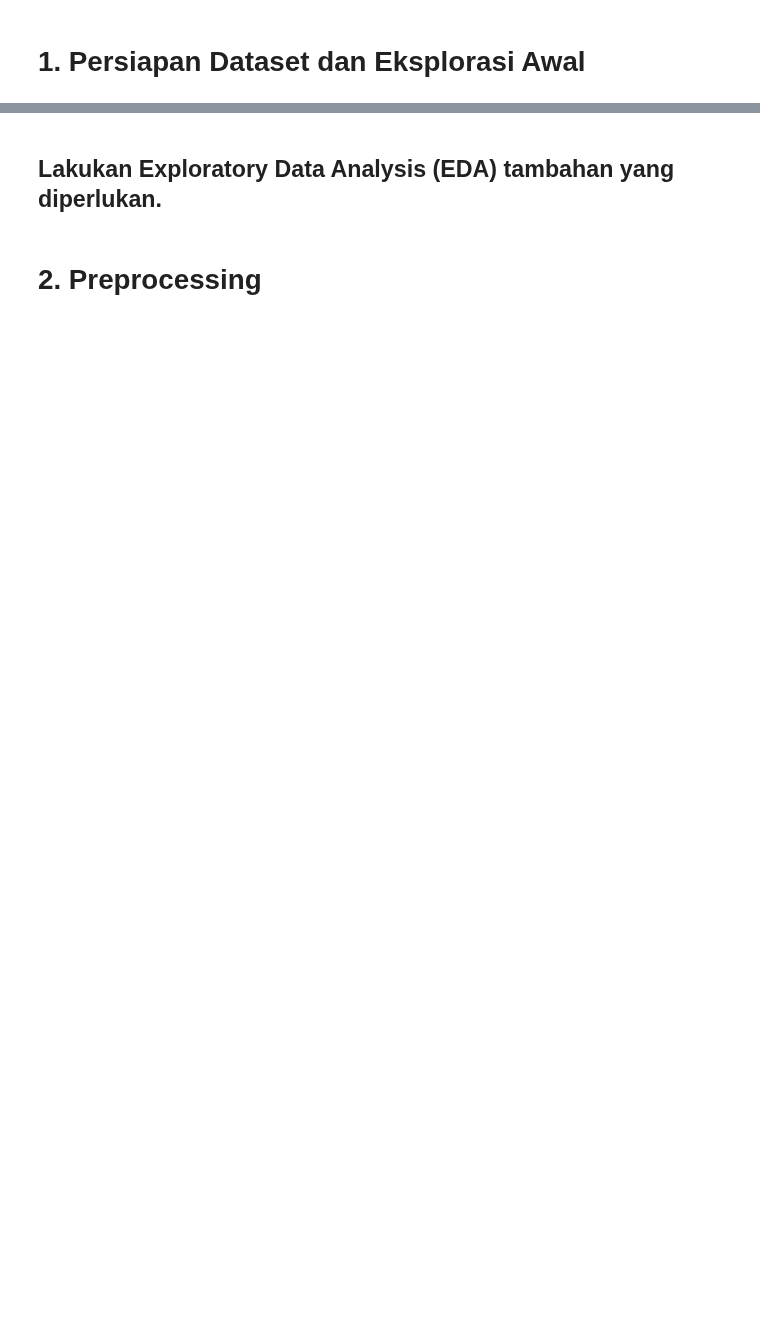
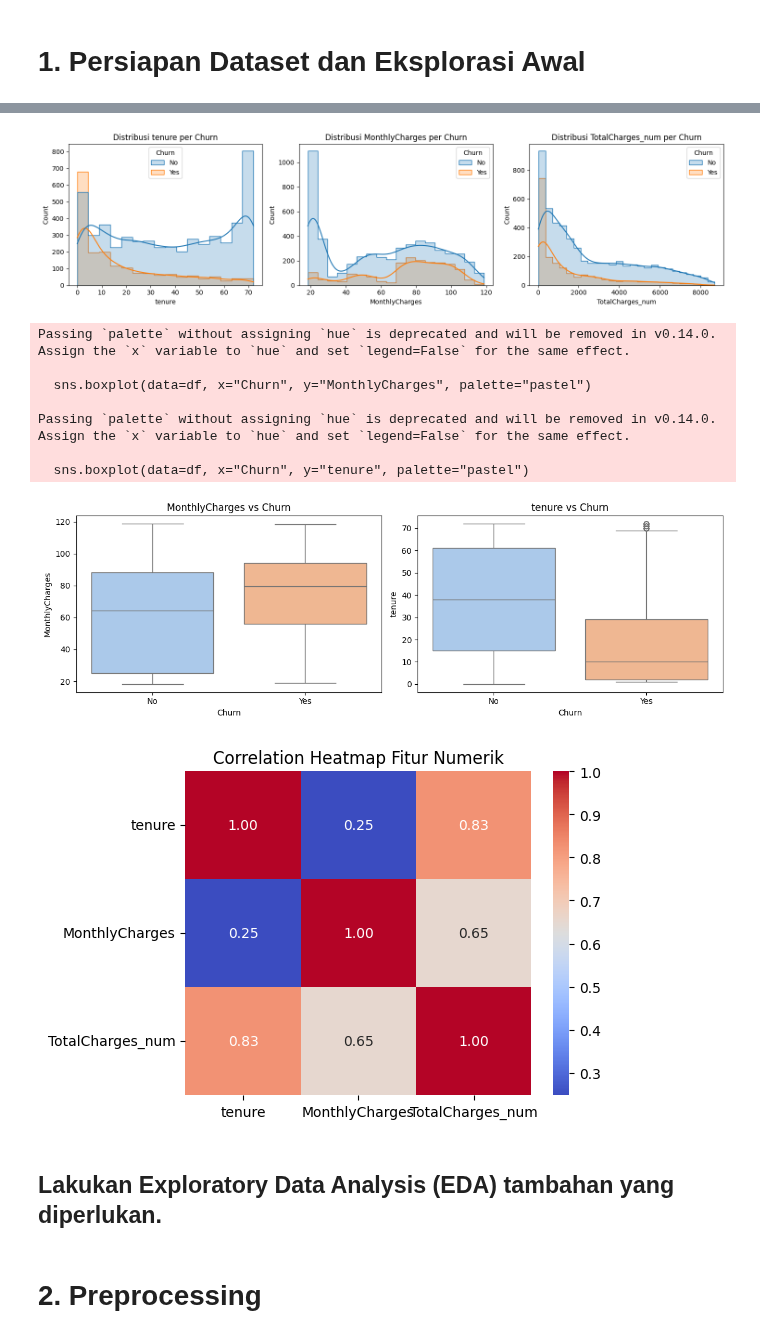
Before and after one commit to hilalbosss/Modul-Praktikum-ML-RKA, a Jupyter notebook: 4. SVM, ANN/ANN_NRP.ipynb, the cells around one changed output, grey strips where cells are left out. Saved outputs shown, nothing was run; the diff lists cells and outputs as text; code cells hidden in the pictures; blank space fills up the shorter version.

```diff
--- a/4. SVM, ANN/ANN_NRP.ipynb
+++ b/4. SVM, ANN/ANN_NRP.ipynb
@@ -41,3 +169,45 @@ Langkah-langkah yang harus dilakukan antara lain:
+# %%
+# Tampilkan distribusi atau hubungan antar fitur (histogram, boxplot, atau correlation heatmap), dibedakan berdasarkan kelas target.
+# Histogram fitur numerik per kelas
+num_features = ["tenure", "MonthlyCharges"]
+df["TotalCharges_num"] = pd.to_numeric(df["TotalCharges"], errors="coerce")
+fig, axes = plt.subplots(1, 3, figsize=(15, 4))
+for i, col in enumerate(["tenure", "MonthlyCharges", "TotalCharges_num"]):
+    sns.histplot(data=df, x=col, hue="Churn", kde=True, element="step", ax=axes[i])
+    axes[i].set_title(f"Distribusi {col} per Churn")
+plt.tight_layout()
+plt.show()
+
+# Boxplot MonthlyCharges vs Churn dan tenure vs Churn
+plt.figure(figsize=(12, 4))
+plt.subplot(1, 2, 1)
+sns.boxplot(data=df, x="Churn", y="MonthlyCharges", palette="pastel")
+plt.title("MonthlyCharges vs Churn")
+plt.subplot(1, 2, 2)
+sns.boxplot(data=df, x="Churn", y="tenure", palette="pastel")
+plt.title("tenure vs Churn")
+plt.tight_layout()
+plt.show()
+
+# Correlation heatmap antar fitur numerik
+plt.figure(figsize=(6, 4))
+corr = df[["tenure", "MonthlyCharges", "TotalCharges_num"]].corr()
+sns.heatmap(corr, annot=True, cmap="coolwarm", fmt=".2f")
+plt.title("Correlation Heatmap Fitur Numerik")
+plt.tight_layout()
+plt.show()
+df = df.drop(columns=["TotalCharges_num"])
+# %% [output]
+[figure, added]
+Passing `palette` without assigning `hue` is deprecated and will be removed in v0.14.0. Assign the `x` variable to `hue` and set `legend=False` for the same effect.
+
+  sns.boxplot(data=df, x="Churn", y="MonthlyCharges", palette="pastel")
+
+Passing `palette` without assigning `hue` is deprecated and will be removed in v0.14.0. Assign the `x` variable to `hue` and set `legend=False` for the same effect.
+
+  sns.boxplot(data=df, x="Churn", y="tenure", palette="pastel")
+[figure, added]
+[figure, added]
 # %% [markdown]
 ## Lakukan Exploratory Data Analysis (EDA) tambahan yang diperlukan.
 # %% [markdown]
```
Also changed, not shown: parts of 34 cells of this notebook, 3 other files.
